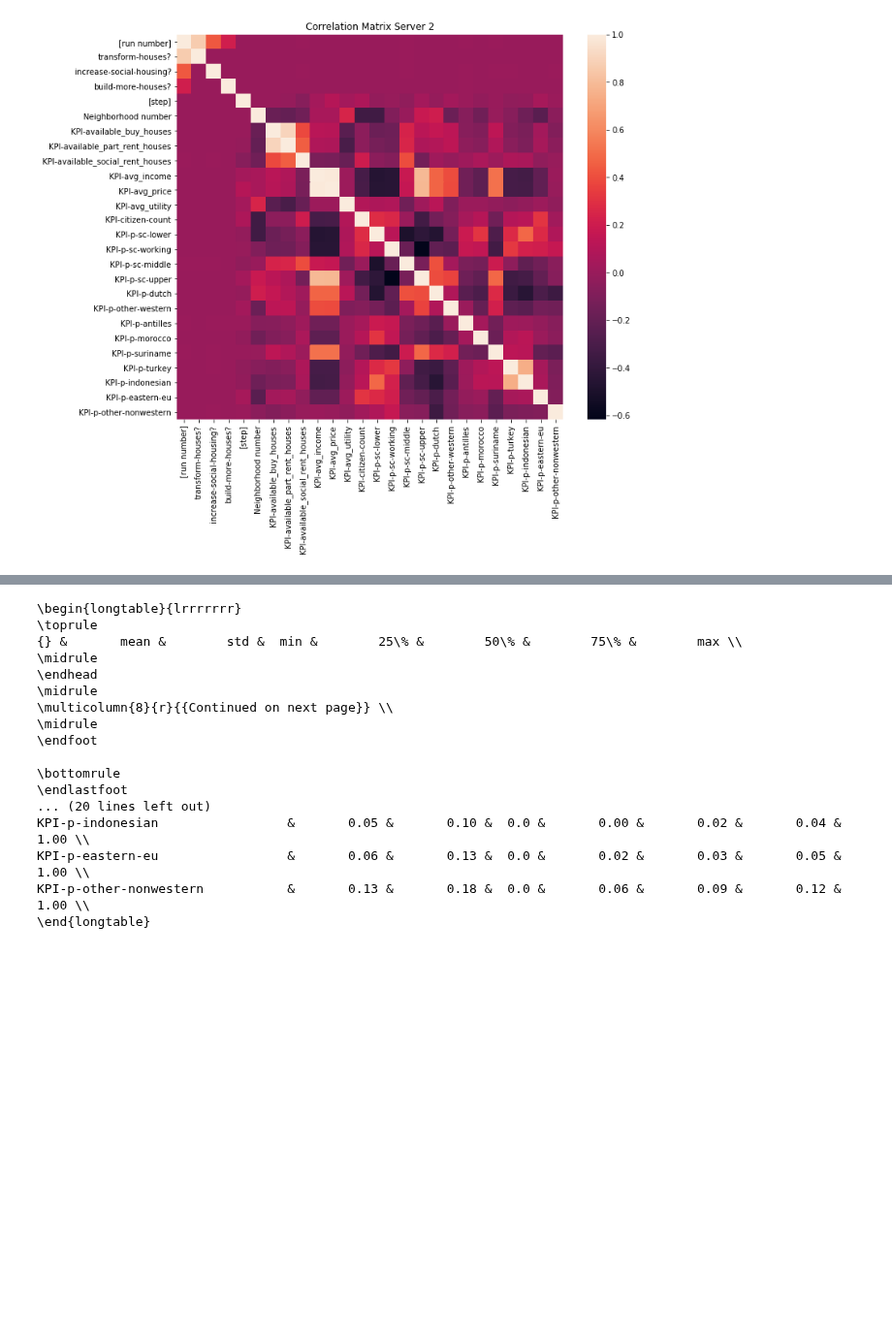
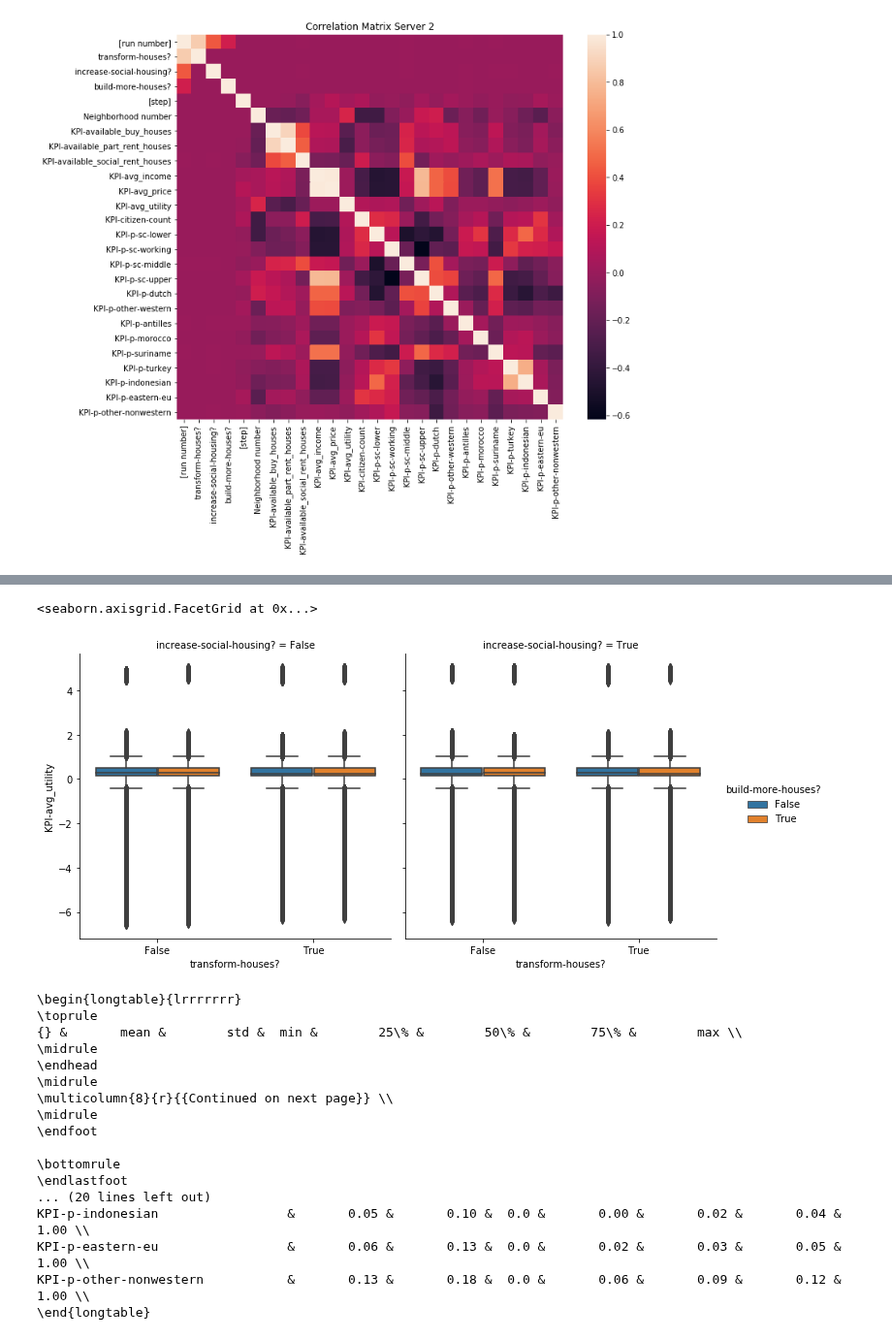
Before and after one commit to J-h-V/OpenDataDenHaag, a Jupyter notebook: Python/Results 2.ipynb, the cells around one changed output, grey strips where cells are left out. Shown at 97% size. Cells and saved outputs as stored; diff of their text form; code cells hidden in the pictures; blank space fills up the shorter version.

```diff
--- a/Python/Results 2.ipynb
+++ b/Python/Results 2.ipynb
@@ -84,3 +105,8 @@ plt.savefig('output/images/corr_2.png')
+# %%
+sns.catplot(x="transform-houses?", y="KPI-avg_utility",col="increase-social-housing?", hue="build-more-houses?",kind="box",data=full_df)
+# %% [output]
+<seaborn.axisgrid.FacetGrid at 0x...>
+[figure, added]
 # %%
 #this is for the report~
 print(full_df.describe().round(2).T.drop(columns="count").to_latex(longtable=True))
```
Also changed, not shown: parts of 1 cell of this notebook, 5 other files.
